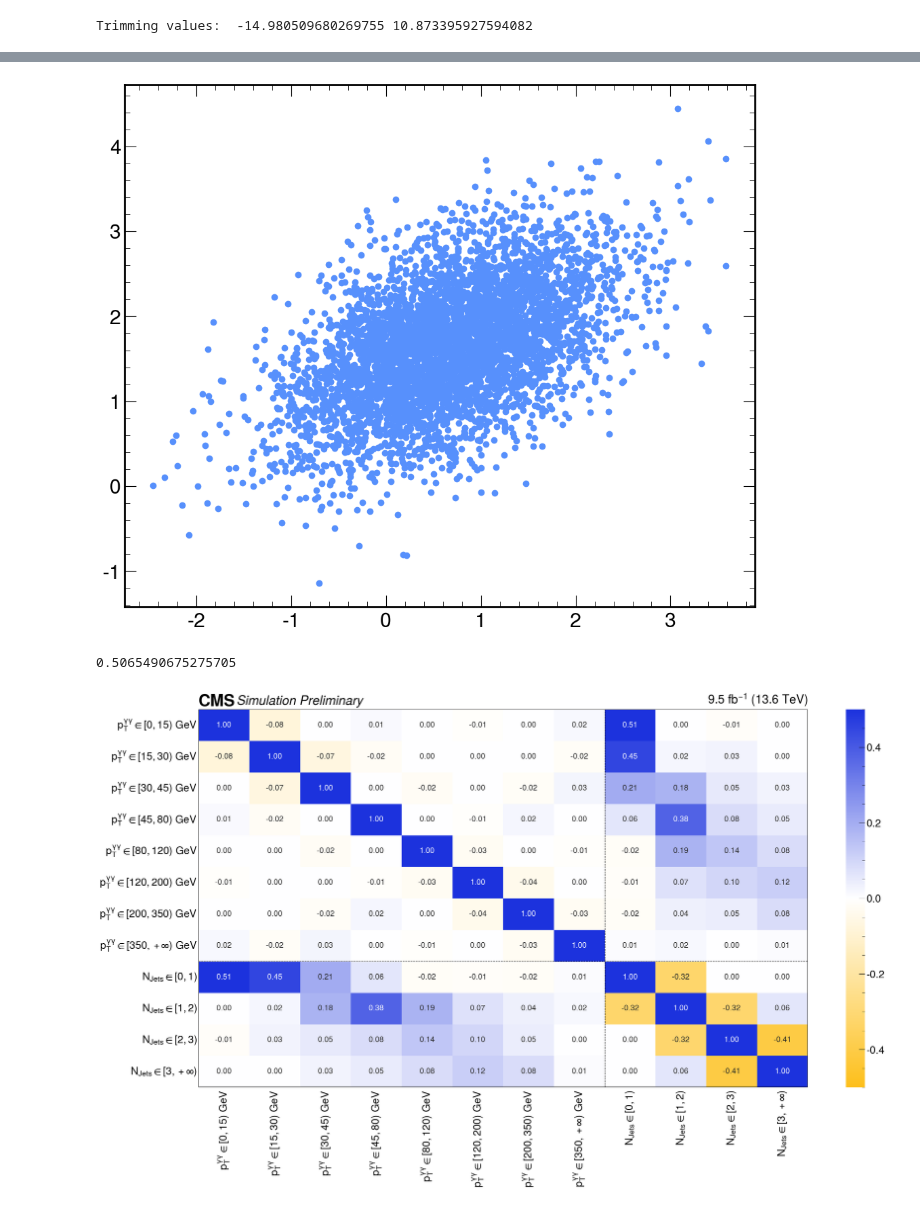
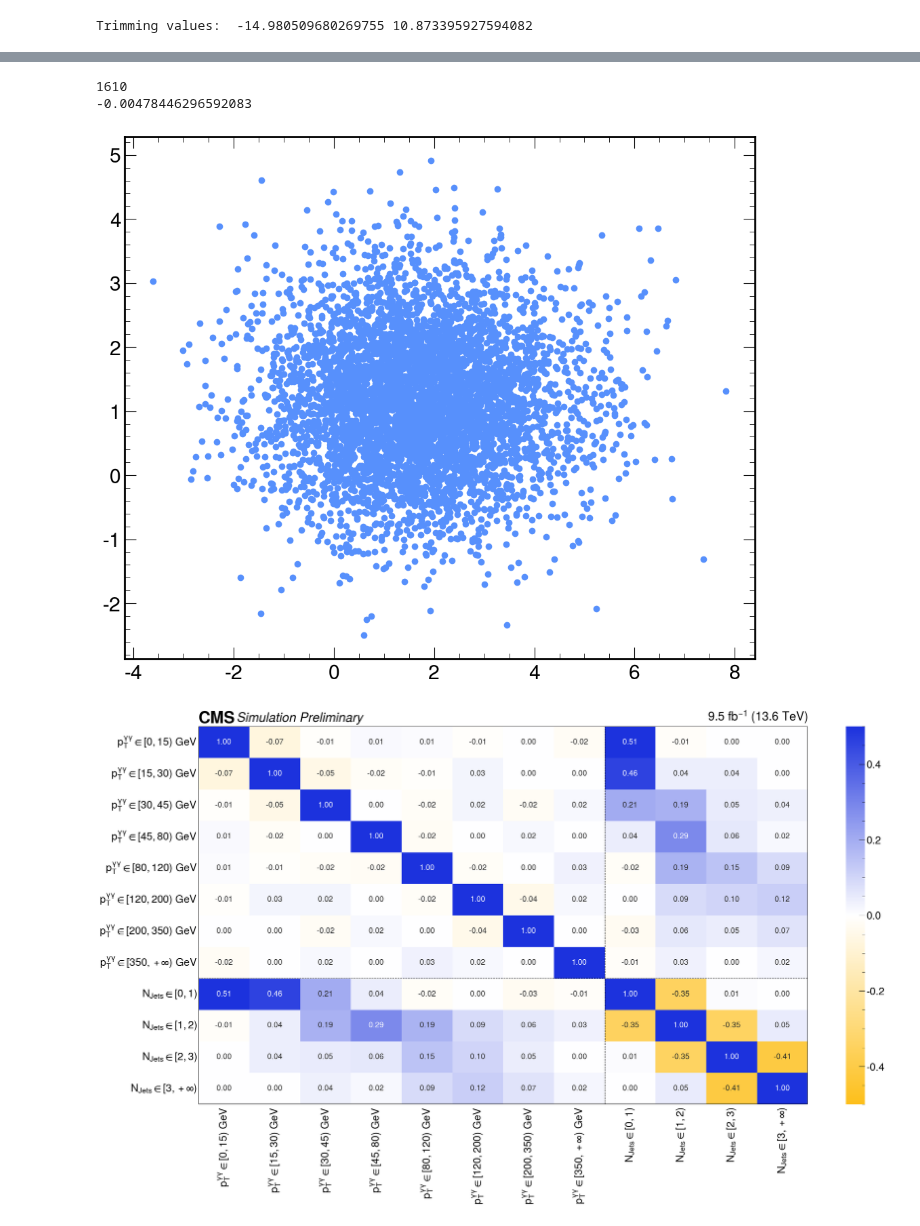
Before and after one commit to JaLuka98/flashggFinalFit, a Jupyter notebook: Replicas/corr_matrix/corr_matrix_simultan.ipynb, the cells around one changed output, grey strips where cells are left out. Drawn from its saved outputs; the diff is of its cells as text; code cells hidden in the pictures.

Commit message:
replica script fix

```diff
--- a/Replicas/corr_matrix/corr_matrix_simultan.ipynb
+++ b/Replicas/corr_matrix/corr_matrix_simultan.ipynb
@@ -269,7 +269,7 @@ os.makedirs(plot_dir, exist_ok=True)
 variable = "PTH"
 # sample_dir = '/pnfs/psi.ch/cms/trivcat/store/user/niharrin/ntuples/midRun3/samples/2025_06_12/intermediateRun3/finalfits'
 sample_dir = '/pnfs/psi.ch/cms/trivcat/store/user/niharrin/ntuples/midRun3/samples/2025_10_14_intermediate/finalfits_postBPix'
-main_dir = os.path.join(sample_dir, variable+"_allReplica", "Combine", f"runFits_{variable}")
+main_dir = os.path.join(sample_dir, variable+"_allReplica_full2023", "Combine", f"runFits_{variable}")
 toyDir = os.path.join(main_dir, "toyFit")
 
 poi_list = ["r_PTH_0p0_15p0", "r_PTH_15p0_30p0", "r_PTH_30p0_45p0", "r_PTH_45p0_80p0", "r_PTH_80p0_120p0", "r_PTH_120p0_200p0", "r_PTH_200p0_350p0", "r_PTH_350p0_10000p0"]
@@ -287,7 +284,7 @@ Trimming values:  -7.707661994918124 11.784472618721512
 # Load NJ toys
 variable = "NJ"
 
-main_dir = os.path.join(sample_dir, variable+"_allReplica", "Combine", f"runFits_{variable}")
+main_dir = os.path.join(sample_dir, variable+"_allReplica_full2023", "Combine", f"runFits_{variable}")
 toyDir = os.path.join(main_dir, "toyFit")
 
 poi_list_NJ = ["r_NJ_0p0_1p0", "r_NJ_1p0_2p0", "r_NJ_2p0_3p0", "r_NJ_3p0_100p0"]
@@ -299,8 +296,8 @@ pois_NJ = create_json_trimmed(variable, toyDir, pois_untrimmed_NJ, poi_list_NJ,
 # %% [output]
 Trimming values:  -14.980509680269755 10.873395927594082
 # %%
-df_PTH = pd.DataFrame(pois_PTH)
-df_NJ = pd.DataFrame(pois_NJ)
+df_PTH = pd.DataFrame(pois_untrimmed_PTH)
+df_NJ = pd.DataFrame(pois_untrimmed_NJ)
 # df_PTJ0 = pd.DataFrame(pois_PTJ0)
 # df_rapidity = pd.DataFrame(pois_rapidity)
 # %%
@@ -361,11 +377,24 @@ corr_matrix = df_combined.corr()
 # %%
+
+# mask = ~mask
+print((df_PTH_clean["r_PTH_45p0_80p0"] < 2).sum())
+
 plt.figure(figsize=(12, 10))
-plt.scatter(df_PTH_clean["r_PTH_0p0_15p0"], df_NJ_clean["r_NJ_0p0_1p0"])
-plt.show()
-print(df_PTH_clean["r_PTH_0p0_15p0"].corr(df_NJ_clean["r_NJ_0p0_1p0"]))
+plt.scatter(x=df_PTH_clean["r_PTH_200p0_350p0"], y=df_PTH_clean["r_PTH_15p0_30p0"])
+# plt.xlim(0.995,1.005)
+# plt.ylim(0.98,1.02)
+
+# plt.xlabel(translation["r_PTH_200p0_350p0"])
+# plt.ylabel(translation["r_PTH_45p0_80p0"])
+# plt.show()
+
+
+
+print(df_PTH_clean[mask]["r_PTH_200p0_350p0"].corr(df_PTH_clean[mask]["r_PTH_15p0_30p0"]))
 # %% [output]
+1610
+-0.00478446296592083
-[figure, old version]
+[figure, new version]
-0.5065490675275705
 # %%
 # 1️⃣ Define your stops and RGB values
 stops = [0.0, 0.5, 1.0]
@@ -431,7 +460,7 @@ plt.savefig(os.path.join(plot_dir, "correlation_matrix.png"), bbox_inches='tight
 
 # plt.close()
 # %% [output]
-[figure, old version]
+[figure, new version]
 # %%
 # Try applying the third moments
 
```
Also changed, not shown: parts of 6 cells of this notebook, 1 other file.
